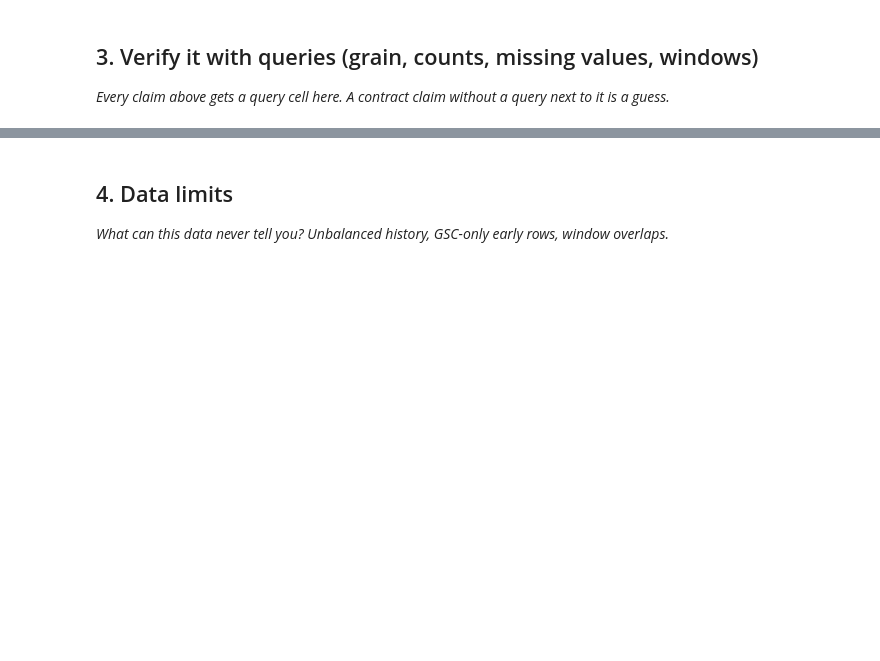
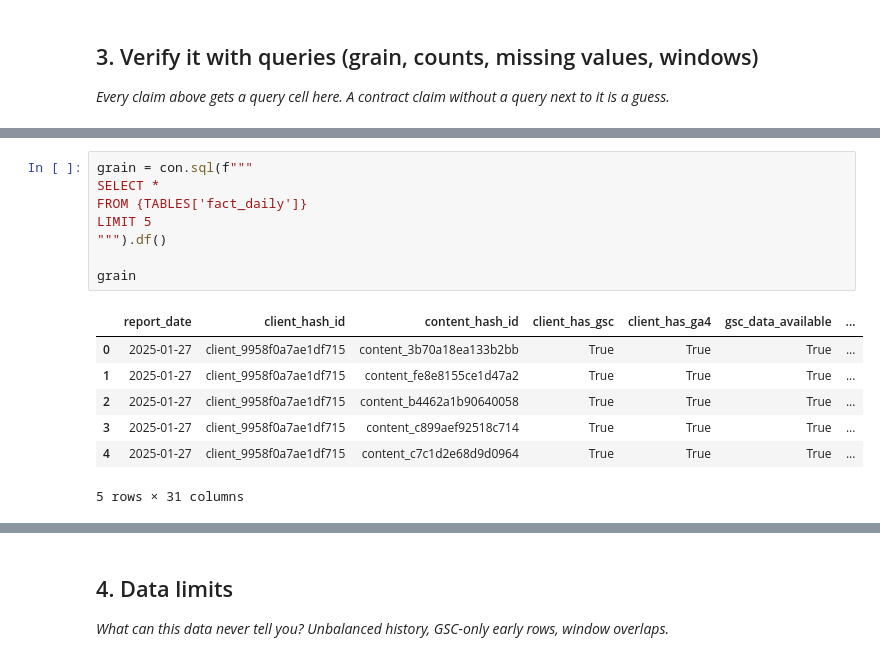
Before and after one commit to 133Haseeb/MLflyrankhaseeb, a Jupyter notebook: work/notebooks/w03_data_contract.ipynb, the cells around one changed output, grey strips where cells are left out. Drawn from its saved outputs; the diff is of its cells as text; blank space fills up the shorter version.

```diff
--- a/work/notebooks/w03_data_contract.ipynb
+++ b/work/notebooks/w03_data_contract.ipynb
@@ -20,0 +75,16 @@ This skeleton is yours to fill. Work the sections **in order** — each one has
+# %%
+grain = con.sql(f"""
+SELECT *
+FROM {TABLES['fact_daily']}
+LIMIT 5
+""").df()
+
+grain
+# %% [output]
+|  | report_date | client_hash_id | content_hash_id | client_has_gsc | client_has_ga4 | gsc_data_available | ... |
+| 0 | 2025-01-27 | client_9958f0a7ae1df715 | content_3b70a18ea133b2bb | True | True | True | ... |
+| 1 | 2025-01-27 | client_9958f0a7ae1df715 | content_fe8e8155ce1d47a2 | True | True | True | ... |
+| 2 | 2025-01-27 | client_9958f0a7ae1df715 | content_b4462a1b90640058 | True | True | True | ... |
+| 3 | 2025-01-27 | client_9958f0a7ae1df715 | content_c899aef92518c714 | True | True | True | ... |
+| 4 | 2025-01-27 | client_9958f0a7ae1df715 | content_c7c1d2e68d9d0964 | True | True | True | ... |
+5 rows × 31 columns
```
Also changed, not shown: parts of 11 cells of this notebook.
